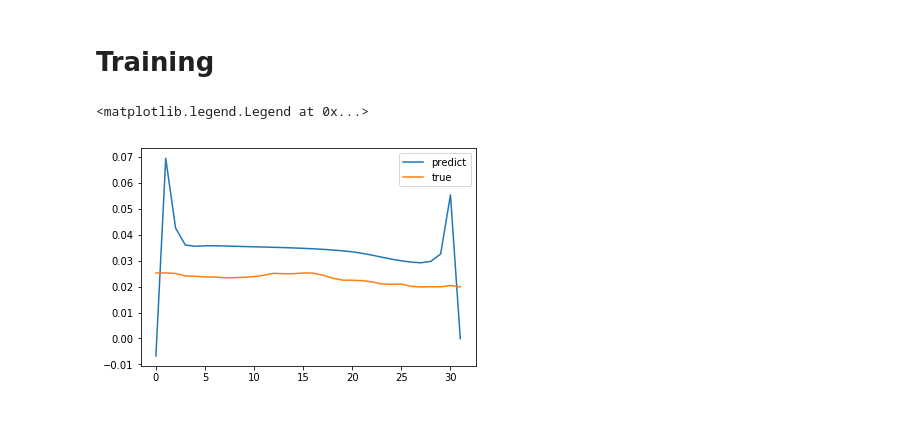
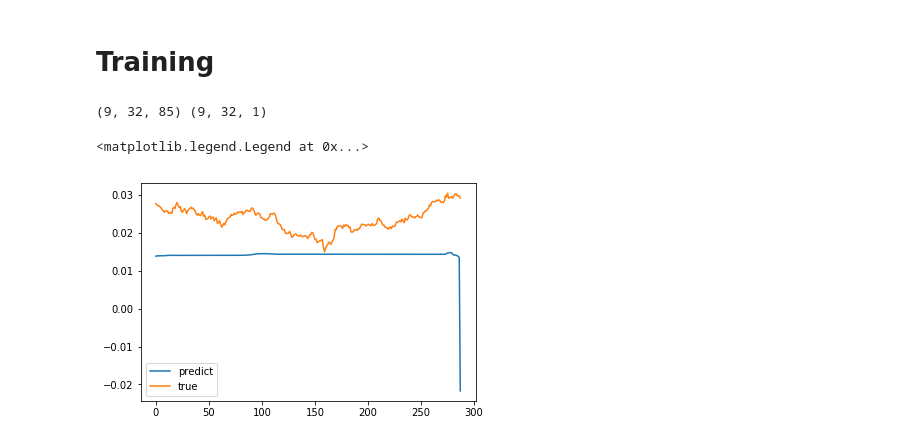
Before and after one commit to AndersonJo/stock-market-prediction, a Jupyter notebook: Kaggle New York Stock Exchange Prediction.ipynb, the cells around one changed output. Drawn from its saved outputs; the diff is of its cells as text; code cells hidden in the pictures.

```diff
--- a/Kaggle New York Stock Exchange Prediction.ipynb
+++ b/Kaggle New York Stock Exchange Prediction.ipynb
@@ -533,17 +533,17 @@ def create_model(lstm_out1=5, lstm_out2=5, lstm_out3=5):
 # %%
 def create_stock_model():
     model = Sequential(name='stock2')
-    model.add(Bidirectional(LSTM(1024, return_sequences=True),
+    model.add(Bidirectional(LSTM(512, return_sequences=True),
                             batch_input_shape=(None, None, STOCK_N)))
 
-    model.add(Bidirectional(LSTM(1024, return_sequences=True)))
+    model.add(Bidirectional(LSTM(512, return_sequences=True)))
 
 #     model.add(Bidirectional(LSTM(1024, return_sequences=True)))
 
-    model.add(Dense(2048, name='dense01'))
-    model.add(BatchNormalization(name='batch01'))
-    model.add(Activation('relu'))
-    model.add(Dropout(0.5))
+#     model.add(Dense(2048, name='dense01'))
+#     model.add(BatchNormalization(name='batch01'))
+#     model.add(Activation('relu'))
+#     model.add(Dropout(0.5))
 
     model.add(Dense(1792, name='dense02'))
     model.add(BatchNormalization(name='batch02'))
@@ -580,10 +580,10 @@ def create_stock_model():
     model.add(Activation('relu'))
     model.add(Dropout(0.2))
 
-    model.add(Dense(32, name='dense09'))
-    model.add(BatchNormalization(name='batch09'))
-    model.add(Activation('relu'))
-    model.add(Dropout(0.2))
+#     model.add(Dense(32, name='dense09'))
+#     model.add(BatchNormalization(name='batch09'))
+#     model.add(Activation('relu'))
+#     model.add(Dropout(0.2))
 
     model.add(Dense(1, name='dense10'))
     model.compile(loss='mean_squared_error', optimizer='adam', metrics=[mean_squared_error])
@@ -594,16 +596,23 @@ SVG(model_to_dot(model, show_shapes=True).create(prog='dot', format='svg'))
 # %% [markdown]
 # Training
 # %%
-preds = model.predict([x_test])
+print(x_test.shape, y_test.shape)
+d = x_test.reshape((1, -1, 85))
+
+f = y_test.reshape((1, -1, 1))
+
+
+preds = model.predict([d])
 
 idx = np.random.randint(preds.shape[0]) # , preds.shape, y_test.shape
 
 plot(preds[idx], label='predict')
-plot(y_test[idx], label='true')
+plot(f[idx], label='true')
 legend()
 # %% [output]
-<matplotlib.legend.Legend at 0x...>
+(9, 32, 85) (9, 32, 1)
+<matplotlib.legend.Legend at 0x...>
-[figure, old version]
+[figure, new version]
 # %%
 model = create_stock_model()
 model.fit([x_train], y_train, epochs=172800, verbose=2)
```
Also changed, not shown: parts of 2 cells of this notebook.
